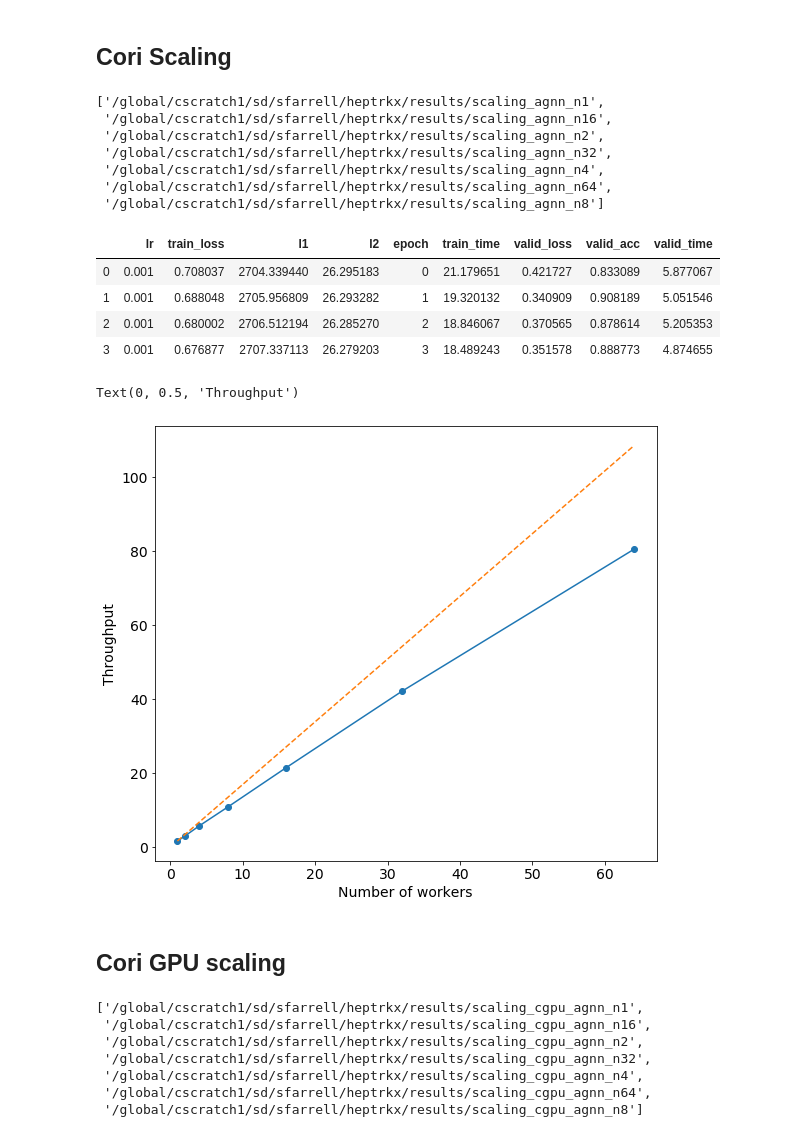
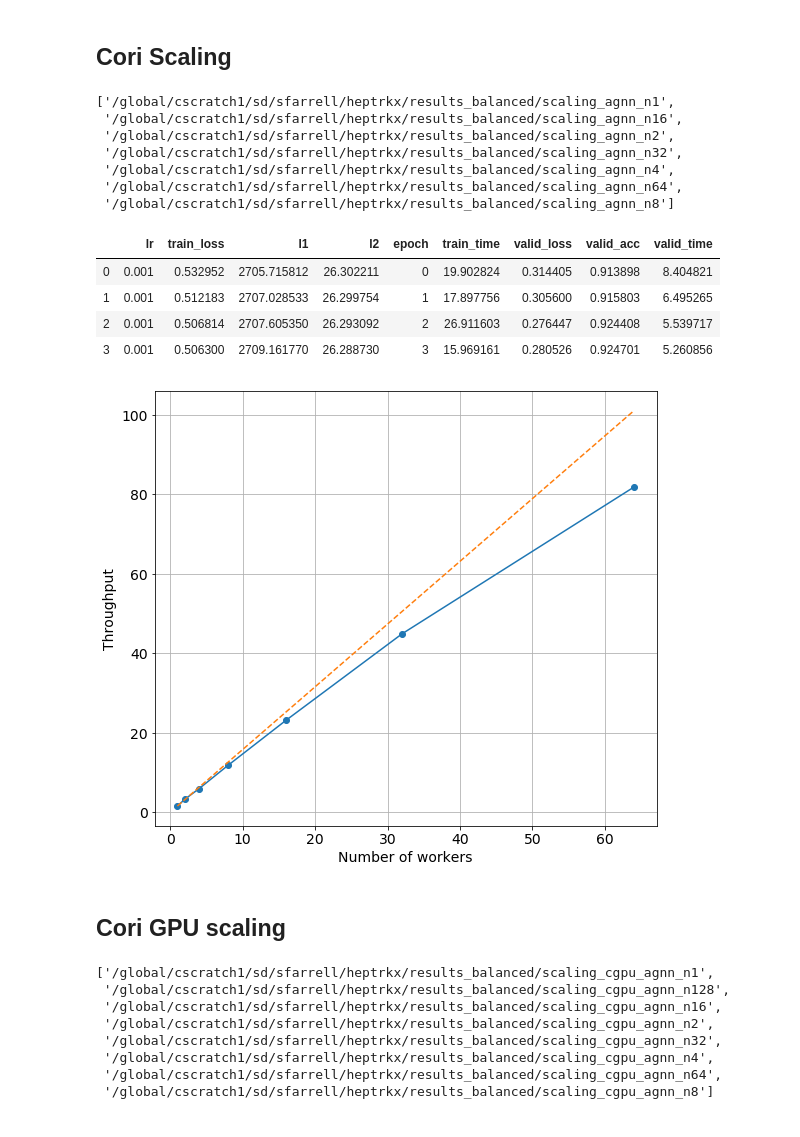
Before and after one commit to sparticlesteve/heptrkx-gnn-tracking, a Jupyter notebook: notebooks/ScalingAnalysis.ipynb, the cells around one changed output. Cells and saved outputs as stored; diff of their text form; code cells hidden in the pictures.

Commit message:
balanced sampling tests results

```diff
--- a/notebooks/ScalingAnalysis.ipynb
+++ b/notebooks/ScalingAnalysis.ipynb
@@ -57,16 +46,16 @@ agnn_test/                mpnn_med_000/
 # %% [markdown]
 ## Cori Scaling
 # %%
-cori_result_dirs = sorted(glob.glob('/global/cscratch1/sd/sfarrell/heptrkx/results/scaling_agnn_*'))
+cori_result_dirs = sorted(glob.glob('/global/cscratch1/sd/sfarrell/heptrkx/results_balanced/scaling_agnn_*'))
 cori_result_dirs
 # %% [output]
-['/global/cscratch1/sd/sfarrell/heptrkx/results/scaling_agnn_n1',
- '/global/cscratch1/sd/sfarrell/heptrkx/results/scaling_agnn_n16',
- '/global/cscratch1/sd/sfarrell/heptrkx/results/scaling_agnn_n2',
- '/global/cscratch1/sd/sfarrell/heptrkx/results/scaling_agnn_n32',
- '/global/cscratch1/sd/sfarrell/heptrkx/results/scaling_agnn_n4',
- '/global/cscratch1/sd/sfarrell/heptrkx/results/scaling_agnn_n64',
- '/global/cscratch1/sd/sfarrell/heptrkx/results/scaling_agnn_n8']
+['/global/cscratch1/sd/sfarrell/heptrkx/results_balanced/scaling_agnn_n1',
+ '/global/cscratch1/sd/sfarrell/heptrkx/results_balanced/scaling_agnn_n16',
+ '/global/cscratch1/sd/sfarrell/heptrkx/results_balanced/scaling_agnn_n2',
+ '/global/cscratch1/sd/sfarrell/heptrkx/results_balanced/scaling_agnn_n32',
+ '/global/cscratch1/sd/sfarrell/heptrkx/results_balanced/scaling_agnn_n4',
+ '/global/cscratch1/sd/sfarrell/heptrkx/results_balanced/scaling_agnn_n64',
+ '/global/cscratch1/sd/sfarrell/heptrkx/results_balanced/scaling_agnn_n8']
 # %%
 cori_configs = [load_config_dir(d) for d in cori_result_dirs]
 cori_results = [load_result(d) for d in cori_result_dirs]
@@ -74,10 +63,10 @@ cori_results = [load_result(d) for d in cori_result_dirs]
 cori_results[0]
 # %% [output]
 |  | lr | train_loss | l1 | l2 | epoch | train_time | valid_loss | valid_acc | valid_time |
-| 0 | 0.001 | 0.708037 | 2704.339440 | 26.295183 | 0 | 21.179651 | 0.421727 | 0.833089 | 5.877067 |
-| 1 | 0.001 | 0.688048 | 2705.956809 | 26.293282 | 1 | 19.320132 | 0.340909 | 0.908189 | 5.051546 |
-| 2 | 0.001 | 0.680002 | 2706.512194 | 26.285270 | 2 | 18.846067 | 0.370565 | 0.878614 | 5.205353 |
-| 3 | 0.001 | 0.676877 | 2707.337113 | 26.279203 | 3 | 18.489243 | 0.351578 | 0.888773 | 4.874655 |
+| 0 | 0.001 | 0.532952 | 2705.715812 | 26.302211 | 0 | 19.902824 | 0.314405 | 0.913898 | 8.404821 |
+| 1 | 0.001 | 0.512183 | 2707.028533 | 26.299754 | 1 | 17.897756 | 0.305600 | 0.915803 | 6.495265 |
+| 2 | 0.001 | 0.506814 | 2707.605350 | 26.293092 | 2 | 26.911603 | 0.276447 | 0.924408 | 5.539717 |
+| 3 | 0.001 | 0.506300 | 2709.161770 | 26.288730 | 3 | 15.969161 | 0.280526 | 0.924701 | 5.260856 |
 # %%
 # Compute throughputs
 ranks = np.array([c['n_ranks'] for c in cori_configs])
@@ -88,25 +77,26 @@ throughputs = throughputs[idx]
 # %%
 plt.figure(figsize=(9, 8))
 plt.plot(ranks, throughputs, 'o-', label='Training')
 plt.plot(ranks, ranks*throughputs[0], '--', label='Ideal')
 plt.xlabel('Number of workers')
-plt.ylabel('Throughput');
+plt.ylabel('Throughput')
+plt.grid()
 # %% [output]
-Text(0, 0.5, 'Throughput')
-[figure, old version]
+[figure, new version]
 # %% [markdown]
 ## Cori GPU scaling
 # %%
-cgpu_result_dirs = sorted(glob.glob('/global/cscratch1/sd/sfarrell/heptrkx/results/scaling_cgpu_agnn_*'))
+cgpu_result_dirs = sorted(glob.glob('/global/cscratch1/sd/sfarrell/heptrkx/results_balanced/scaling_cgpu_agnn_*'))
 cgpu_result_dirs
 # %% [output]
-['/global/cscratch1/sd/sfarrell/heptrkx/results/scaling_cgpu_agnn_n1',
- '/global/cscratch1/sd/sfarrell/heptrkx/results/scaling_cgpu_agnn_n16',
- '/global/cscratch1/sd/sfarrell/heptrkx/results/scaling_cgpu_agnn_n2',
- '/global/cscratch1/sd/sfarrell/heptrkx/results/scaling_cgpu_agnn_n32',
- '/global/cscratch1/sd/sfarrell/heptrkx/results/scaling_cgpu_agnn_n4',
- '/global/cscratch1/sd/sfarrell/heptrkx/results/scaling_cgpu_agnn_n64',
- '/global/cscratch1/sd/sfarrell/heptrkx/results/scaling_cgpu_agnn_n8']
+['/global/cscratch1/sd/sfarrell/heptrkx/results_balanced/scaling_cgpu_agnn_n1',
+ '/global/cscratch1/sd/sfarrell/heptrkx/results_balanced/scaling_cgpu_agnn_n128',
+ '/global/cscratch1/sd/sfarrell/heptrkx/results_balanced/scaling_cgpu_agnn_n16',
+ '/global/cscratch1/sd/sfarrell/heptrkx/results_balanced/scaling_cgpu_agnn_n2',
+ '/global/cscratch1/sd/sfarrell/heptrkx/results_balanced/scaling_cgpu_agnn_n32',
+ '/global/cscratch1/sd/sfarrell/heptrkx/results_balanced/scaling_cgpu_agnn_n4',
+ '/global/cscratch1/sd/sfarrell/heptrkx/results_balanced/scaling_cgpu_agnn_n64',
+ '/global/cscratch1/sd/sfarrell/heptrkx/results_balanced/scaling_cgpu_agnn_n8']
 # %%
 cgpu_configs = [load_config_dir(d) for d in cgpu_result_dirs]
 cgpu_results = [load_result(d) for d in cgpu_result_dirs]
```
Also changed, not shown: parts of 3 cells of this notebook, 2 other files.
